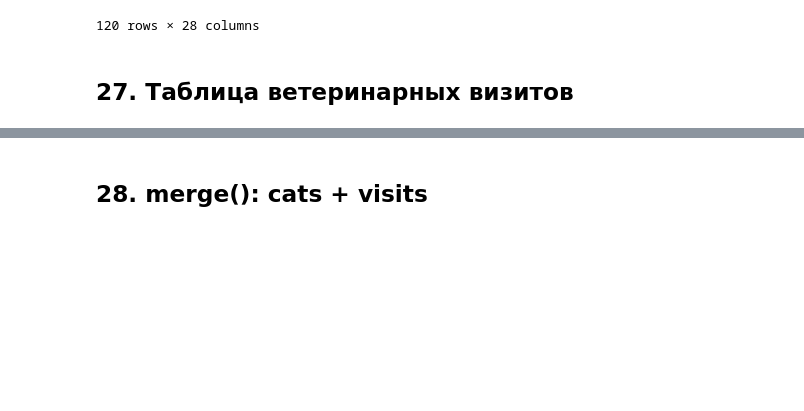
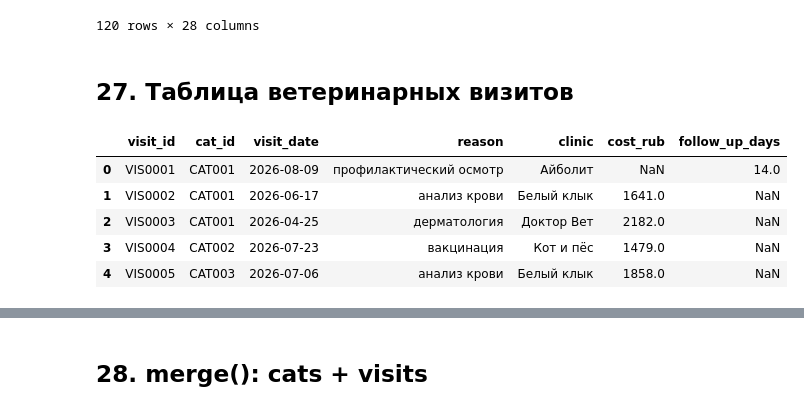
Before and after one commit to golubnichiy/bigdata_26_08, a Jupyter notebook: pandas_1_base.ipynb, the cells around one changed output, grey strips where cells are left out. Cells and saved outputs as stored; diff of their text form; code cells hidden in the pictures; blank space fills up the shorter version.

```diff
--- a/pandas_1_base.ipynb
+++ b/pandas_1_base.ipynb
@@ -962,3 +962,12 @@ cats_with_breeds
 120 rows × 28 columns
 # %% [markdown]
 ## 27. Таблица ветеринарных визитов
+# %%
+visits.head()
+# %% [output]
+|  | visit_id | cat_id | visit_date | reason | clinic | cost_rub | follow_up_days |
+| 0 | VIS0001 | CAT001 | 2026-08-09 | профилактический осмотр | Айболит | NaN | 14.0 |
+| 1 | VIS0002 | CAT001 | 2026-06-17 | анализ крови | Белый клык | 1641.0 | NaN |
+| 2 | VIS0003 | CAT001 | 2026-04-25 | дерматология | Доктор Вет | 2182.0 | NaN |
+| 3 | VIS0004 | CAT002 | 2026-07-23 | вакцинация | Кот и пёс | 1479.0 | NaN |
+| 4 | VIS0005 | CAT003 | 2026-07-06 | анализ крови | Белый клык | 1858.0 | NaN |
```
Also changed, not shown: parts of 15 cells of this notebook, 1 other file.
